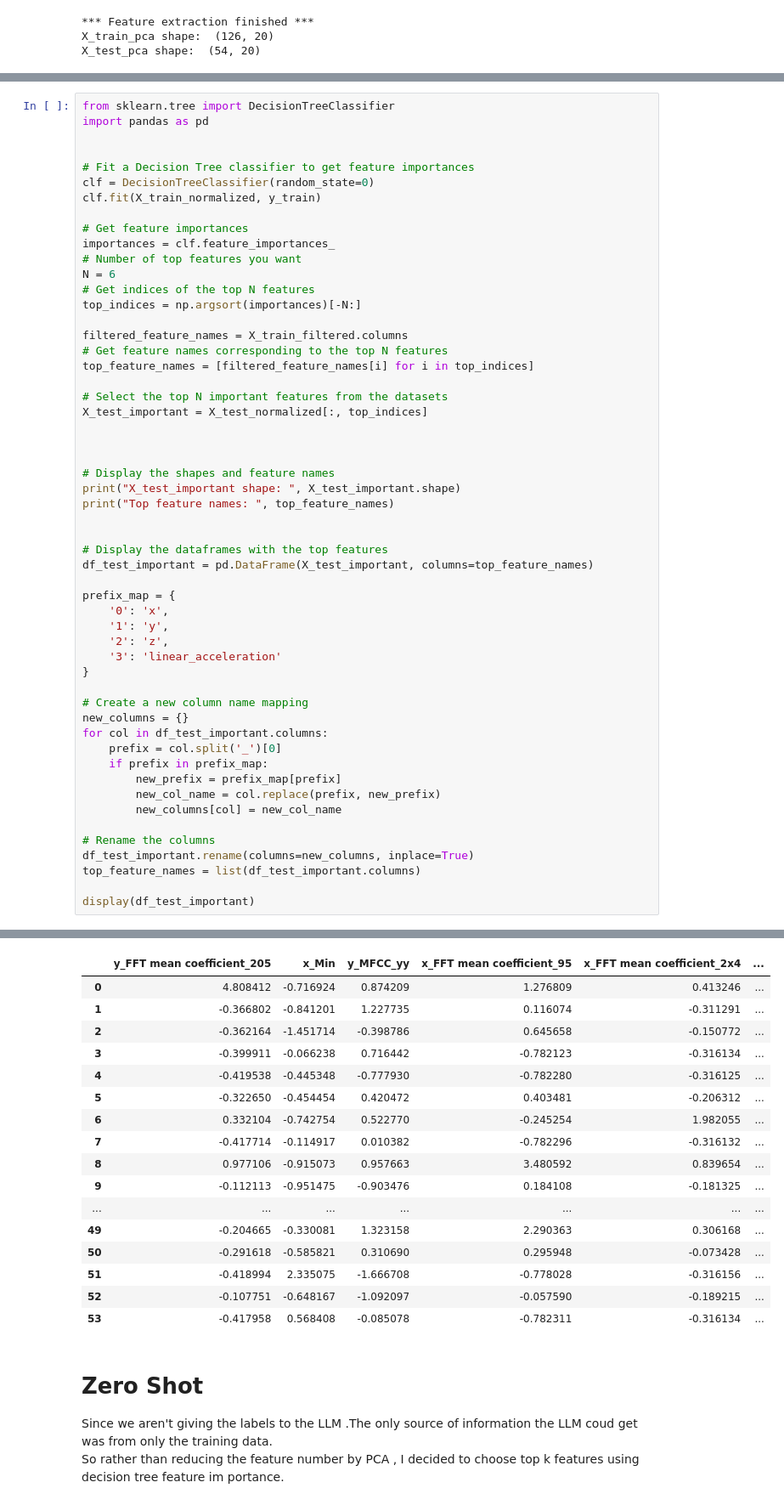
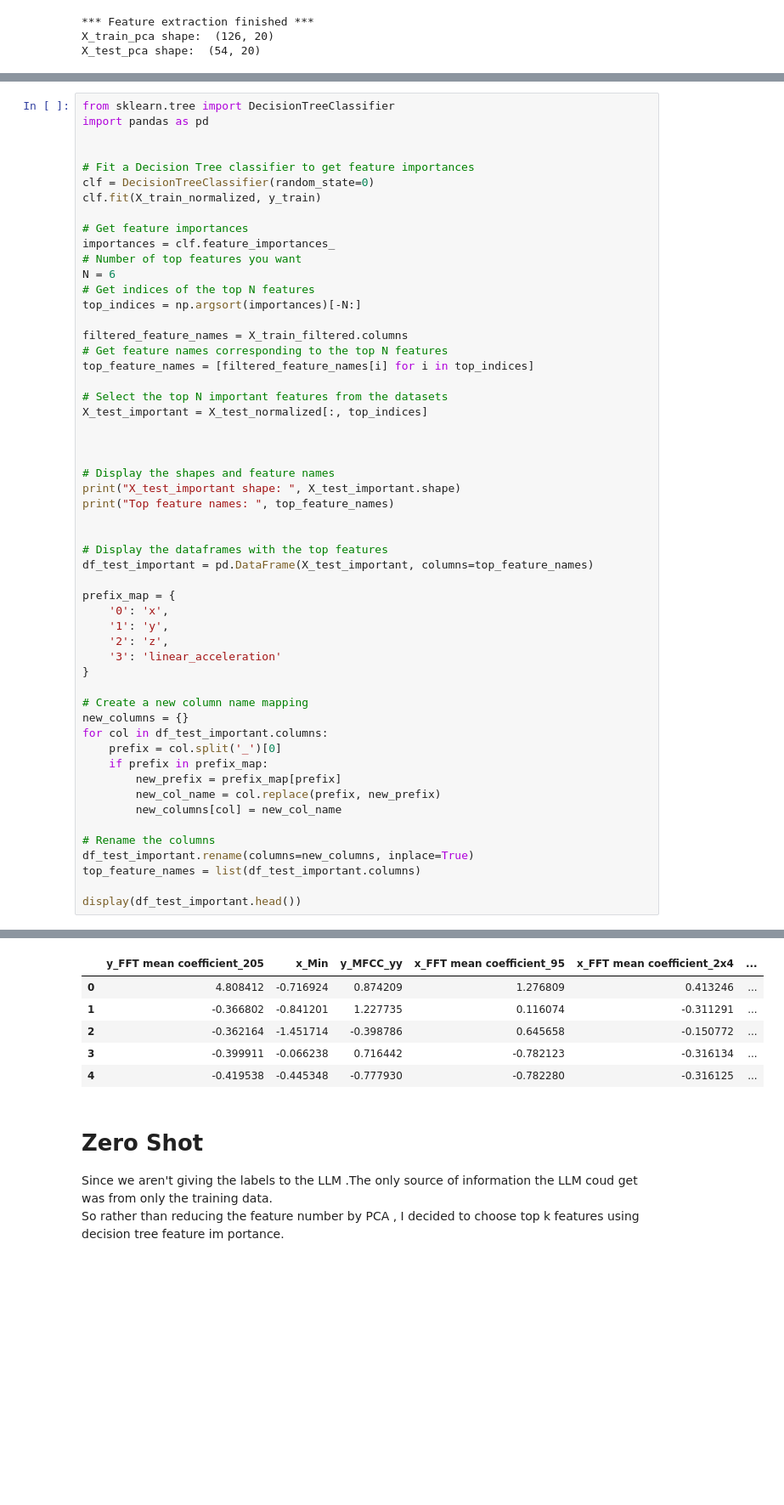
Before and after one commit to ShardulJunagade/ES-335-Assignment-1-2024-Fall, a Jupyter notebook: Task3/LLM.ipynb, the cells around one changed output, grey strips where cells are left out. Shown: that part at 85% size. Drawn from its saved outputs; the diff is of its cells as text; blank space fills up the shorter version.

```diff
--- a/Task3/LLM.ipynb
+++ b/Task3/LLM.ipynb
@@ -141,45 +134,34 @@ df_test_important = pd.DataFrame(X_test_important, columns=top_feature_names)
 
 prefix_map = {
     '0': 'x',
     '1': 'y',
     '2': 'z',
     '3': 'linear_acceleration'
 }
 
 # Create a new column name mapping
 new_columns = {}
 for col in df_test_important.columns:
     prefix = col.split('_')[0]
     if prefix in prefix_map:
         new_prefix = prefix_map[prefix]
         new_col_name = col.replace(prefix, new_prefix)
         new_columns[col] = new_col_name
 
 # Rename the columns
 df_test_important.rename(columns=new_columns, inplace=True)
 top_feature_names = list(df_test_important.columns)
 
-display(df_test_important)
+display(df_test_important.head())
 # %% [output]
 X_test_important shape:  (54, 6)
 Top feature names:  ['1_FFT mean coefficient_205', '0_Min', '1_MFCC_11', '0_FFT mean coefficient_95', '0_FFT mean coefficient_204', '0_ECDF Percentile Count_0']
 |  | y_FFT mean coefficient_205 | x_Min | y_MFCC_yy | x_FFT mean coefficient_95 | x_FFT mean coefficient_2x4 | ... |
 | 0 | 4.808412 | -0.716924 | 0.874209 | 1.276809 | 0.413246 | ... |
 | 1 | -0.366802 | -0.841201 | 1.227735 | 0.116074 | -0.311291 | ... |
 | 2 | -0.362164 | -1.451714 | -0.398786 | 0.645658 | -0.150772 | ... |
 | 3 | -0.399911 | -0.066238 | 0.716442 | -0.782123 | -0.316134 | ... |
 | 4 | -0.419538 | -0.445348 | -0.777930 | -0.782280 | -0.316125 | ... |
-| 5 | -0.322650 | -0.454454 | 0.420472 | 0.403481 | -0.206312 | ... |
-| 6 | 0.332104 | -0.742754 | 0.522770 | -0.245254 | 1.982055 | ... |
-| 7 | -0.417714 | -0.114917 | 0.010382 | -0.782296 | -0.316132 | ... |
-| 8 | 0.977106 | -0.915073 | 0.957663 | 3.480592 | 0.839654 | ... |
-| 9 | -0.112113 | -0.951475 | -0.903476 | 0.184108 | -0.181325 | ... |
-| ... | ... | ... | ... | ... | ... | ... |
-| 49 | -0.204665 | -0.330081 | 1.323158 | 2.290363 | 0.306168 | ... |
-| 50 | -0.291618 | -0.585821 | 0.310690 | 0.295948 | -0.073428 | ... |
-| 51 | -0.418994 | 2.335075 | -1.666708 | -0.778028 | -0.316156 | ... |
-| 52 | -0.107751 | -0.648167 | -1.092097 | -0.057590 | -0.189215 | ... |
-| 53 | -0.417958 | 0.568408 | -0.085078 | -0.782311 | -0.316134 | ... |
 # %% [markdown]
 # Zero Shot
 Since we aren't giving the labels to the LLM .The only source of information the LLM coud get was from only the training data.<br> So rather than reducing the feature number by PCA , I decided to choose top k features using decision tree feature im portance.
```
Also changed, not shown: parts of 9 cells of this notebook.
